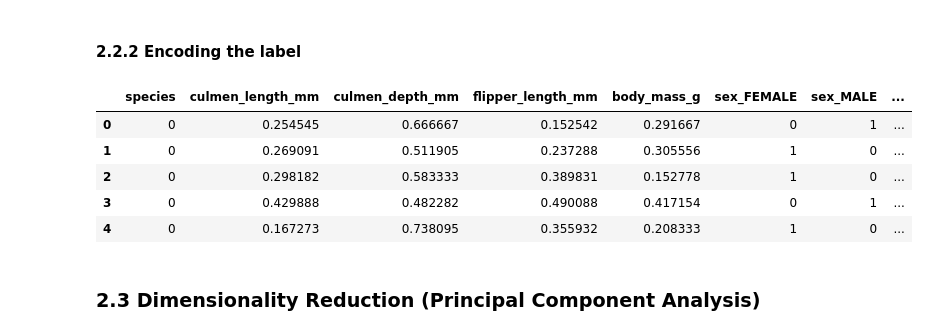
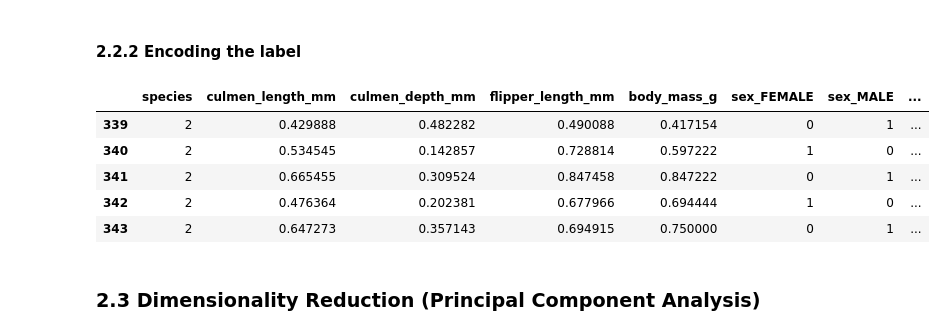
Before and after one commit to xahid007/Penguins-Species-Classification, a Jupyter notebook: Penguins.ipynb, the cells around one changed output. Saved outputs shown, nothing was run; the diff lists cells and outputs as text; code cells hidden in the pictures.

```diff
--- a/Penguins.ipynb
+++ b/Penguins.ipynb
@@ -244,17 +246,17 @@ df_std.head()
 # %%
 df_std_encoded = pd.get_dummies(df_std, columns=['sex'], prefix='sex')
 df_std_encoded = pd.get_dummies(df_std_encoded, columns=['island'], prefix='island')
 
 
 df_std_encoded['species'] = LabelEncoder().fit_transform(df_std_encoded['species'])
-df_std_encoded.head()
+df_std_encoded.tail()
 # %% [output]
 |  | species | culmen_length_mm | culmen_depth_mm | flipper_length_mm | body_mass_g | sex_FEMALE | sex_MALE | ... |
-| 0 | 0 | 0.254545 | 0.666667 | 0.152542 | 0.291667 | 0 | 1 | ... |
-| 1 | 0 | 0.269091 | 0.511905 | 0.237288 | 0.305556 | 1 | 0 | ... |
-| 2 | 0 | 0.298182 | 0.583333 | 0.389831 | 0.152778 | 1 | 0 | ... |
-| 3 | 0 | 0.429888 | 0.482282 | 0.490088 | 0.417154 | 0 | 1 | ... |
-| 4 | 0 | 0.167273 | 0.738095 | 0.355932 | 0.208333 | 1 | 0 | ... |
+| 339 | 2 | 0.429888 | 0.482282 | 0.490088 | 0.417154 | 0 | 1 | ... |
+| 340 | 2 | 0.534545 | 0.142857 | 0.728814 | 0.597222 | 1 | 0 | ... |
+| 341 | 2 | 0.665455 | 0.309524 | 0.847458 | 0.847222 | 0 | 1 | ... |
+| 342 | 2 | 0.476364 | 0.202381 | 0.677966 | 0.694444 | 1 | 0 | ... |
+| 343 | 2 | 0.647273 | 0.357143 | 0.694915 | 0.750000 | 0 | 1 | ... |
 # %% [markdown]
 ### 2.3 Dimensionality Reduction (Principal Component Analysis)
 # %% [markdown]
```
Also changed, not shown: parts of 11 cells of this notebook, 7 other files.
